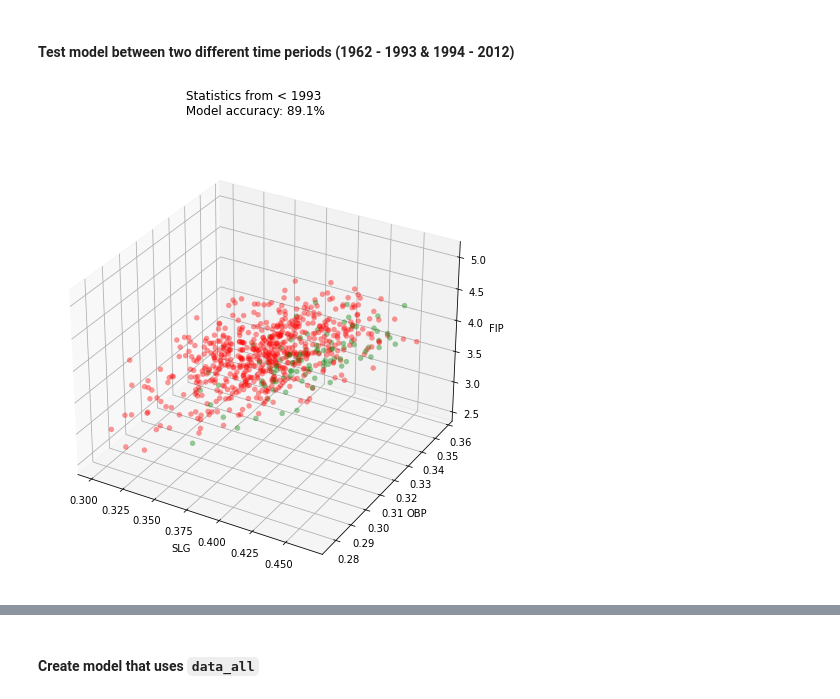
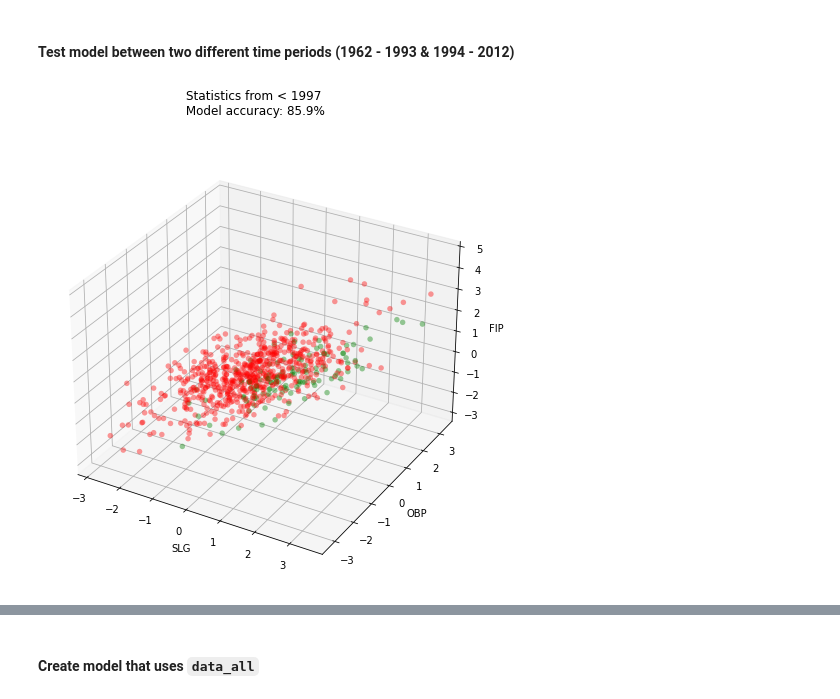
Before and after one commit to rohannakra/Moneyball-Data-Analysis, a Jupyter notebook: main.ipynb, the cells around one changed output, grey strips where cells are left out. Drawn from its saved outputs; the diff is of its cells as text; code cells hidden in the pictures.

```diff
--- a/main.ipynb
+++ b/main.ipynb
@@ -249,15 +284,15 @@ def time_period_test(year, symbol):
     data_time_period = (dataset_time_period[['SLG', 'OBP', 'FIP']]).to_numpy()
     target_time_period = (dataset_time_period['Playoffs']).to_numpy()
 
-    X_train, X_test, y_train, y_test = train_test_split(data_time_period, target_time_period)
+    data_time_period = scale_data(data_time_period)
 
     model = LogisticRegression()
-    model.fit(X_train, y_train)
-    accuracy = model.score(X_test, y_test)
+    model.fit(data_time_period, target_time_period)
+    accuracy = model.score(data_time_period, target_time_period)
 
     fig = plt.figure(figsize=(10, 8))
 
-    title = fig.suptitle(f'Statistics from {symbol} {year}\n Model accuracy: {model.score(X_test, y_test)*100:.1f}%')
+    title = fig.suptitle(f'Statistics from {symbol} {year}\n Model accuracy: {model.score(data_time_period, target_time_period)*100:.1f}%')
     ax = fig.add_subplot(111, projection='3d')
 
     xs = data_time_period[:, 0]    # SLG
@@ -274,6 +309,6 @@ def time_period_test(year, symbol):
     ax.set_ylabel('OBP')
     ax.set_zlabel('FIP')
 # %%
-time_period_test(1993, '<')
+time_period_test(1997, '<')
 # %% [output]
-[figure, old version]
+[figure, new version]
```
Also changed, not shown: parts of 7 cells of this notebook.
